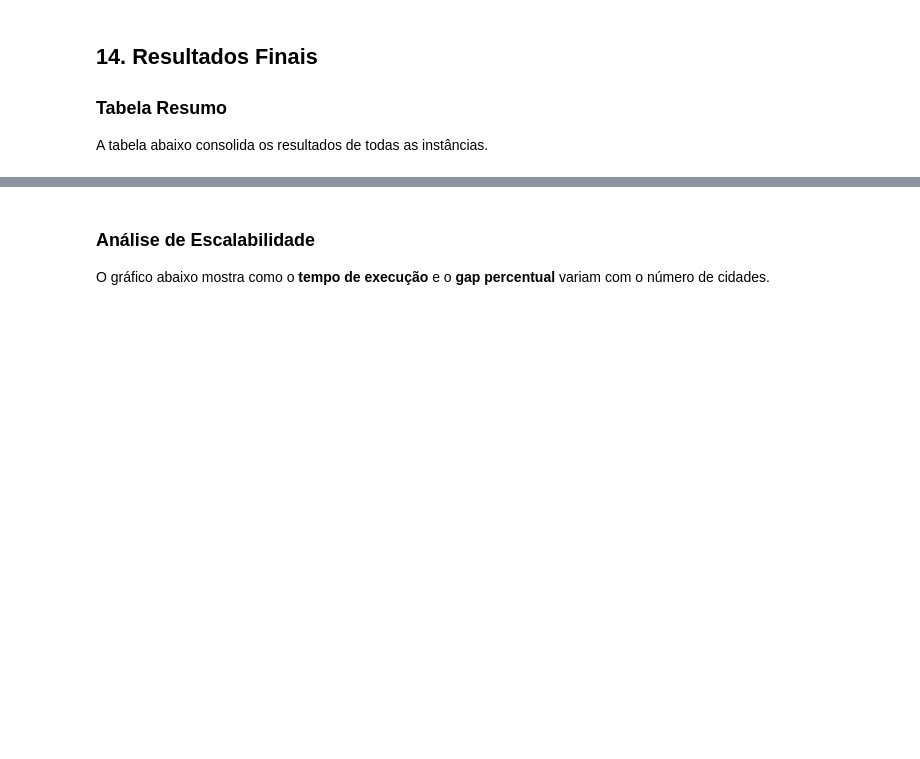
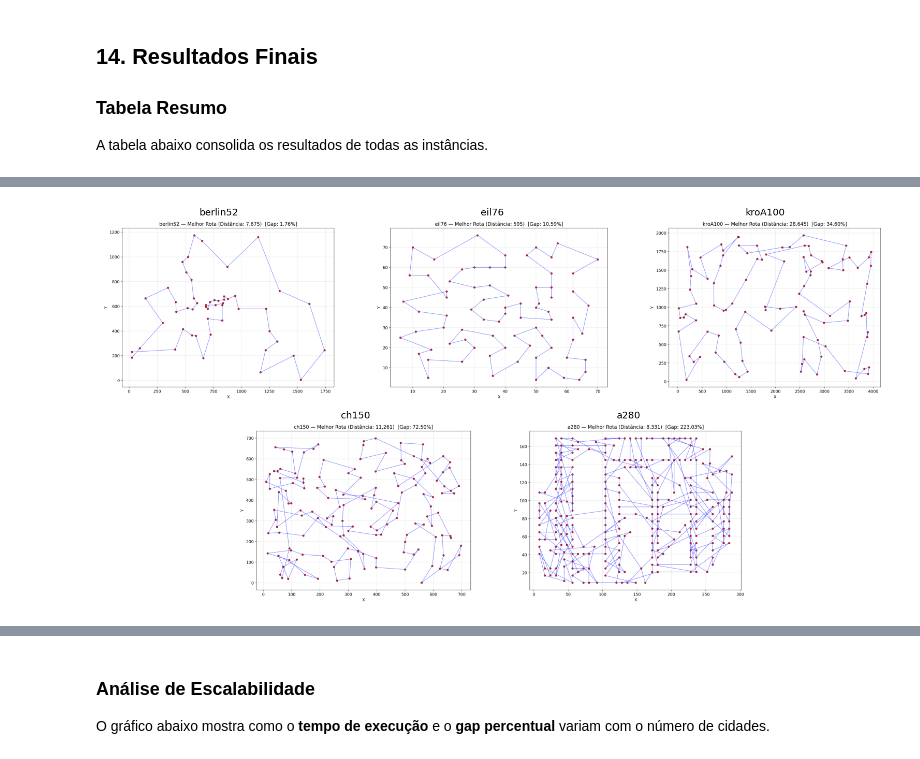
Before and after one commit to gdalpiann/Algoritmo-Gen-tico-para-o-Problema-do-Caixeiro-Viajante-TSP-, a Jupyter notebook: tsp_ga_notebook.ipynb, the cells around one changed output, grey strips where cells are left out. Cells and saved outputs as stored; diff of their text form; code cells hidden in the pictures; blank space fills up the shorter version.

```diff
--- a/tsp_ga_notebook.ipynb
+++ b/tsp_ga_notebook.ipynb
@@ -849 +986,54 @@ else:
 Resultados salvos em: resultados/
+# %%
+# Subplots das rotas salvas: 3 em cima + 2 centralizadas embaixo (sem sobra lateral)
+import os
+import matplotlib.pyplot as plt
+import matplotlib.image as mpimg
+
+OUTPUT_DIR = "resultados"
+instances = {
+"berlin52": 7542,
+"eil76": 538,
+"kroA100": 21282,
+"ch150": 6528,
+"a280": 2579,
+}
+# Mantém a ordem definida no dicionário 'instances'
+ordered_instances = list(instances.keys())
+route_files = [os.path.join(OUTPUT_DIR, f"rota_{name}.png") for name in ordered_instances]
+
+# Filtra apenas os arquivos que realmente existem, preservando a ordem
+route_files = [f for f in route_files if os.path.exists(f)]
+
+if len(route_files) < 5:
+    print("Este layout foi pensado para 5 imagens (3 + 2).")
+    print(f"Encontradas: {len(route_files)}")
+else:
+    # Usa apenas as 5 primeiras para manter o layout pedido
+    route_files = route_files[:5]
+
+    fig = plt.figure(figsize=(16, 8))
+    gs = fig.add_gridspec(2, 6)
+
+    # Topo: 3 imagens ocupando a largura inteira
+    # Base: 2 imagens centralizadas com margens iguais (1 coluna de cada lado)
+    target_axes = [
+        fig.add_subplot(gs[0, 0:2]),
+        fig.add_subplot(gs[0, 2:4]),
+        fig.add_subplot(gs[0, 4:6]),
+        fig.add_subplot(gs[1, 1:3]),
+        fig.add_subplot(gs[1, 3:5]),
+    ]
+
+    for ax, img_path in zip(target_axes, route_files):
+        img = mpimg.imread(img_path)
+        ax.imshow(img)
+        inst_name = os.path.basename(img_path).replace("rota_", "").replace(".png", "")
+        ax.set_title(inst_name)
+        ax.axis("off")
+
+    plt.tight_layout()
+    plt.savefig(os.path.join(OUTPUT_DIR, "comparacao_rotas_3x2_centralizado.png"), dpi=150, bbox_inches="tight")
+    plt.show()
+# %% [output]
+[figure, added]
```
Also changed, not shown: parts of 9 cells of this notebook, 20 other files.
